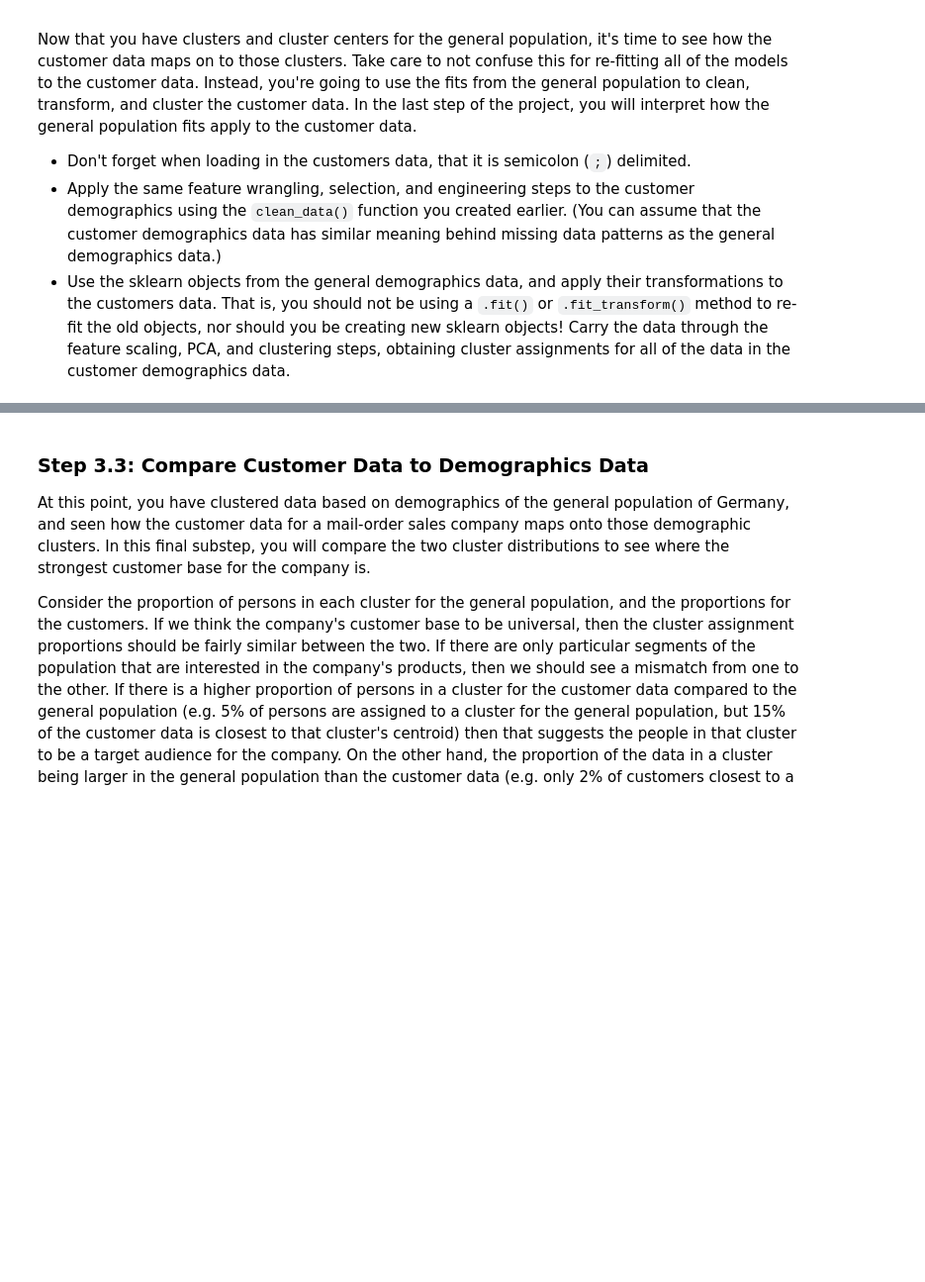
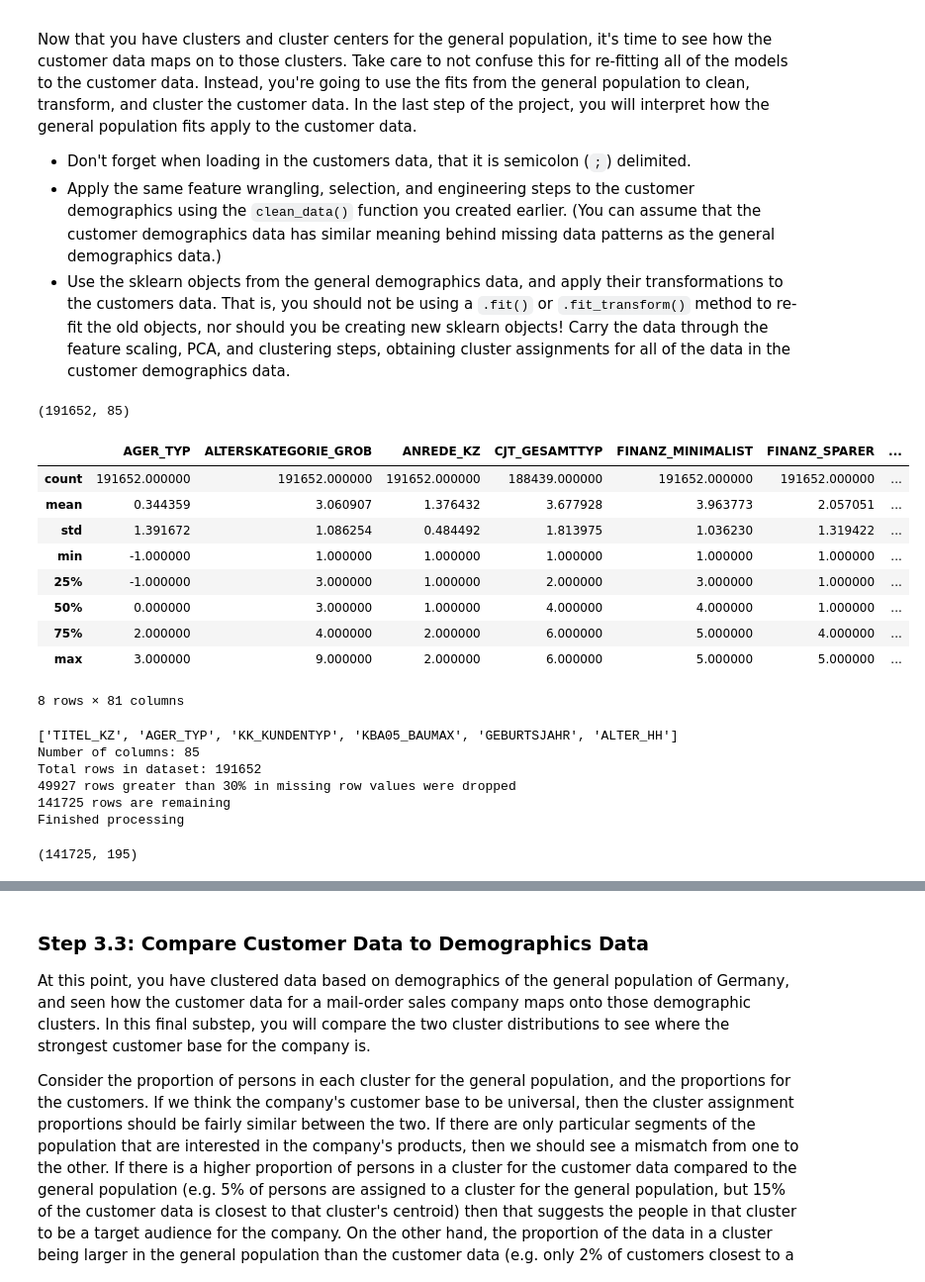
Before and after one commit to evelthon/Intro-to-Machine-Learning-with-Pytorch, a Jupyter notebook: projects/p3_Identify-Customer-Segments/Identify_Customer_Segments.ipynb, the cells around one changed output, grey strips where cells are left out. Shown at 99% size. Saved outputs shown, nothing was run; the diff lists cells and outputs as text; code cells hidden in the pictures; blank space fills up the shorter version.

```diff
--- a/projects/p3_Identify-Customer-Segments/Identify_Customer_Segments.ipynb
+++ b/projects/p3_Identify-Customer-Segments/Identify_Customer_Segments.ipynb
@@ -1134,8 +1134,37 @@ Now that you have clusters and cluster centers for the general population, it's
 - Use the sklearn objects from the general demographics data, and apply their transformations to the customers data. That is, you should not be using a `.fit()` or `.fit_transform()` method to re-fit the old objects, nor should you be creating new sklearn objects! Carry the data through the feature scaling, PCA, and clustering steps, obtaining cluster assignments for all of the data in the customer demographics data.
 # %%
 # Load in the customer demographics data.
-customers =
+customers = pd.read_csv('Udacity_CUSTOMERS_Subset.csv', delimiter=';')
+print(customers.shape)
+# %% [output]
+(191652, 85)
+# %%
+customers.describe()
+# %% [output]
+|  | AGER_TYP | ALTERSKATEGORIE_GROB | ANREDE_KZ | CJT_GESAMTTYP | FINANZ_MINIMALIST | FINANZ_SPARER | ... |
+| count | 191652.000000 | 191652.000000 | 191652.000000 | 188439.000000 | 191652.000000 | 191652.000000 | ... |
+| mean | 0.344359 | 3.060907 | 1.376432 | 3.677928 | 3.963773 | 2.057051 | ... |
+| std | 1.391672 | 1.086254 | 0.484492 | 1.813975 | 1.036230 | 1.319422 | ... |
+| min | -1.000000 | 1.000000 | 1.000000 | 1.000000 | 1.000000 | 1.000000 | ... |
+| 25% | -1.000000 | 3.000000 | 1.000000 | 2.000000 | 3.000000 | 1.000000 | ... |
+| 50% | 0.000000 | 3.000000 | 1.000000 | 4.000000 | 4.000000 | 1.000000 | ... |
+| 75% | 2.000000 | 4.000000 | 2.000000 | 6.000000 | 5.000000 | 4.000000 | ... |
+| max | 3.000000 | 9.000000 | 2.000000 | 6.000000 | 5.000000 | 5.000000 | ... |
+8 rows × 81 columns
 # %%
 # Apply preprocessing, feature transformation, and clustering from the general
 # demographics onto the customer data, obtaining cluster predictions for the
 # customer demographics data.
+
+customers_clean, customer_many_missing  = clean_data(customers)
+# %% [output]
+['TITEL_KZ', 'AGER_TYP', 'KK_KUNDENTYP', 'KBA05_BAUMAX', 'GEBURTSJAHR', 'ALTER_HH']
+Number of columns: 85
+Total rows in dataset: 191652
+49927 rows greater than 30% in missing row values were dropped
+141725 rows are remaining
+Finished processing
+# %%
+customers_clean.shape
+# %% [output]
+(141725, 195)
```
Also changed, not shown: parts of 7 cells of this notebook.
